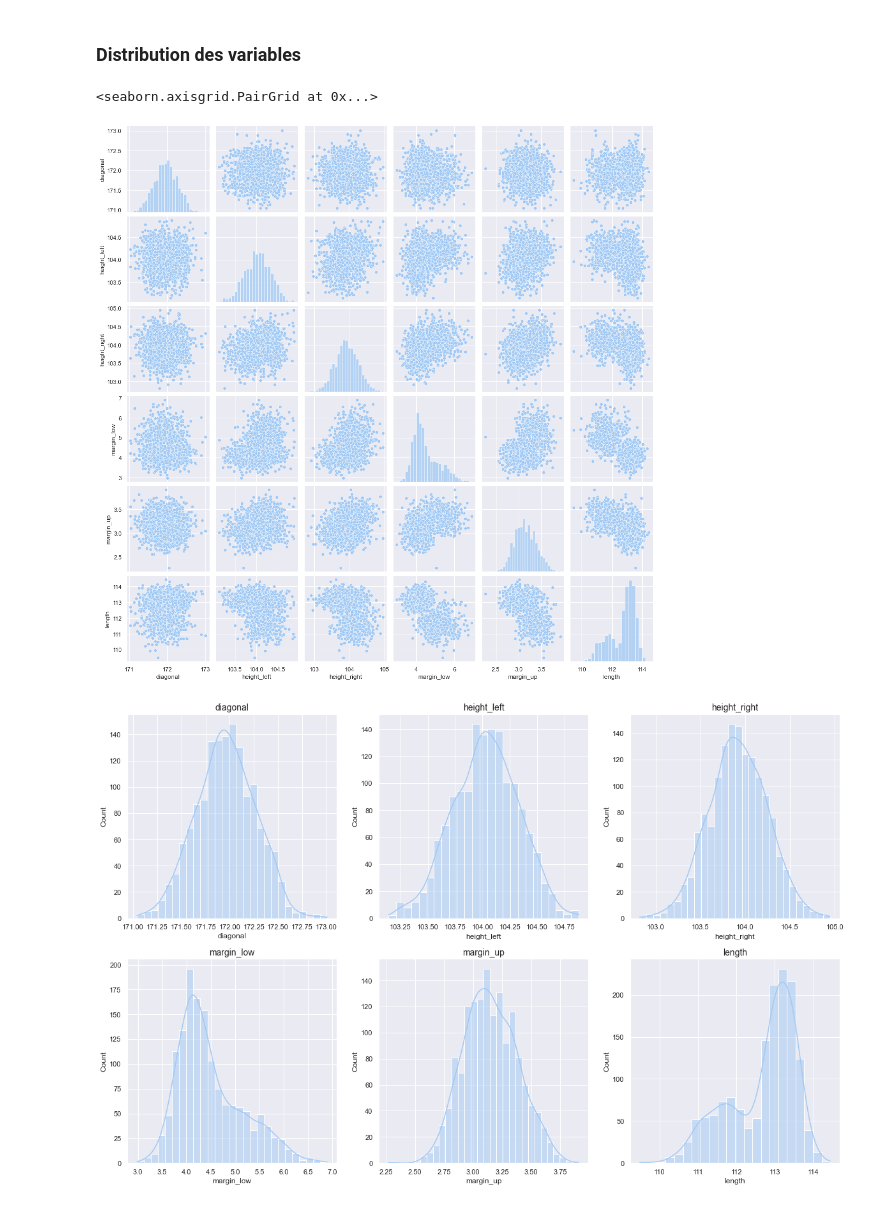
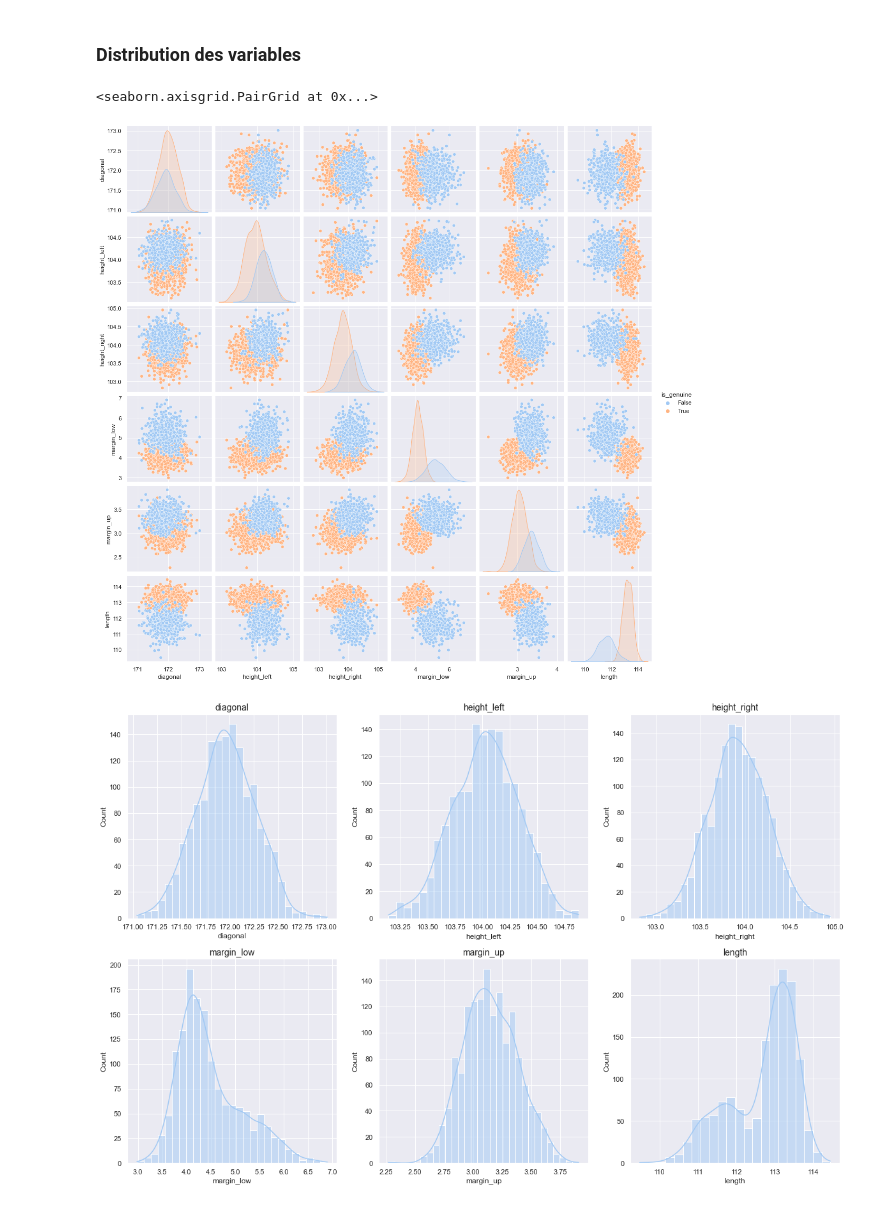
Before and after one commit to datadosreis/Detection-de-faux-billets, a Jupyter notebook: Sandbox_P10.ipynb, the cells around one changed output. Drawn from its saved outputs; the diff is of its cells as text; code cells hidden in the pictures.

```diff
--- a/Sandbox_P10.ipynb
+++ b/Sandbox_P10.ipynb
@@ -156,14 +156,10 @@ df[df.isnull().any(axis=1)]
 | 1438 | False | 171.90 | 104.28 | 104.29 | NaN | 3.24 | 111.49 |
 # %% [markdown]
 ### Distribution des variables
-# %%
-#On regroupe les variables numériques dans une liste
-cols = ['diagonal', 'height_left', 'height_right', 'margin_low',
-       'margin_up', 'length']
-
-#Visualisation de la distribution des variables
-sns.pairplot(df[cols])
-# %% [output]
-<seaborn.axisgrid.PairGrid at 0x...>
-[figure, removed]
+# %%
+#Visualisation de la distribution des variables
+sns.pairplot(df, hue='is_genuine')
+# %% [output]
+<seaborn.axisgrid.PairGrid at 0x...>
+[figure, added]
 # %%
```
Also changed, not shown: parts of 19 cells of this notebook.
